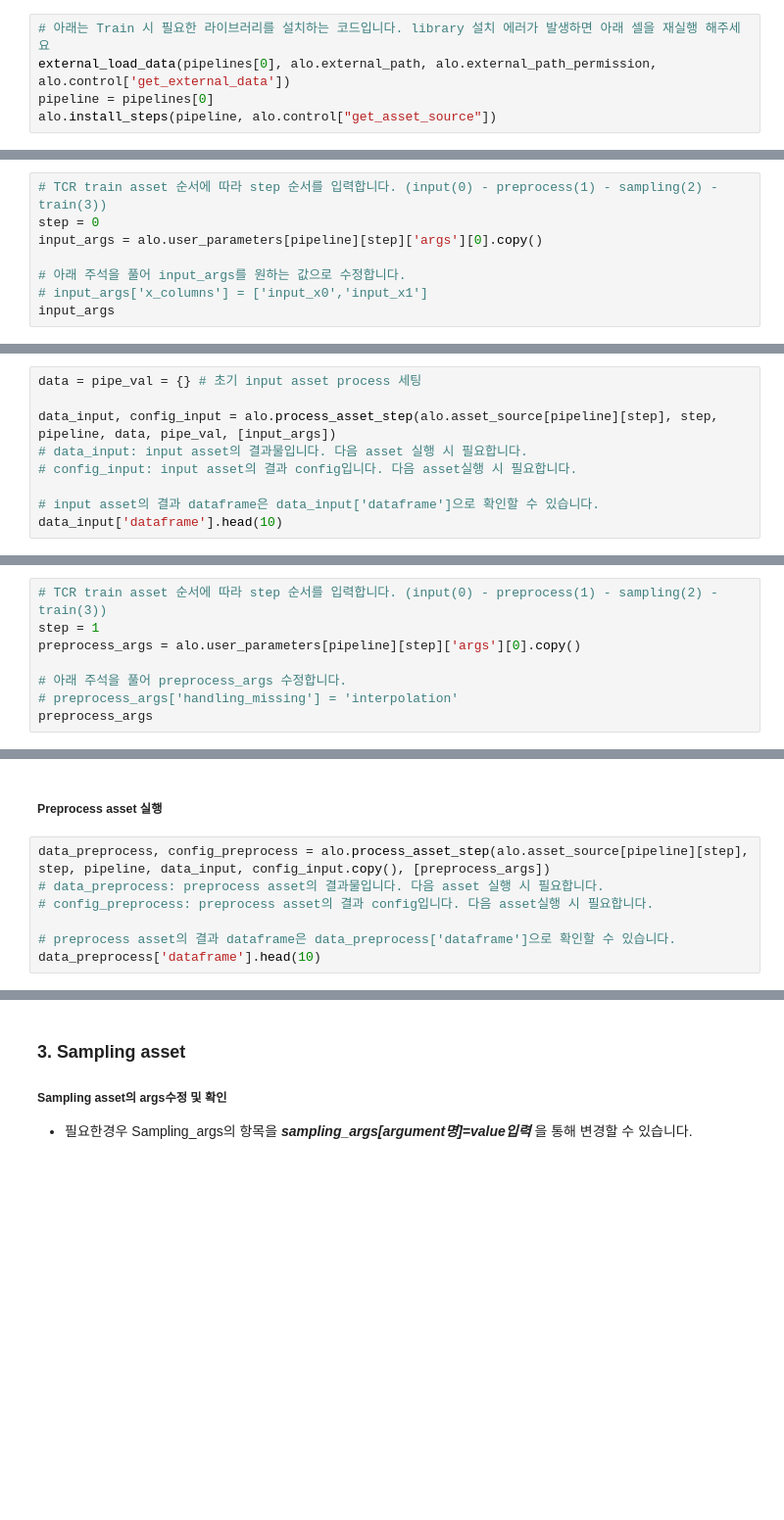
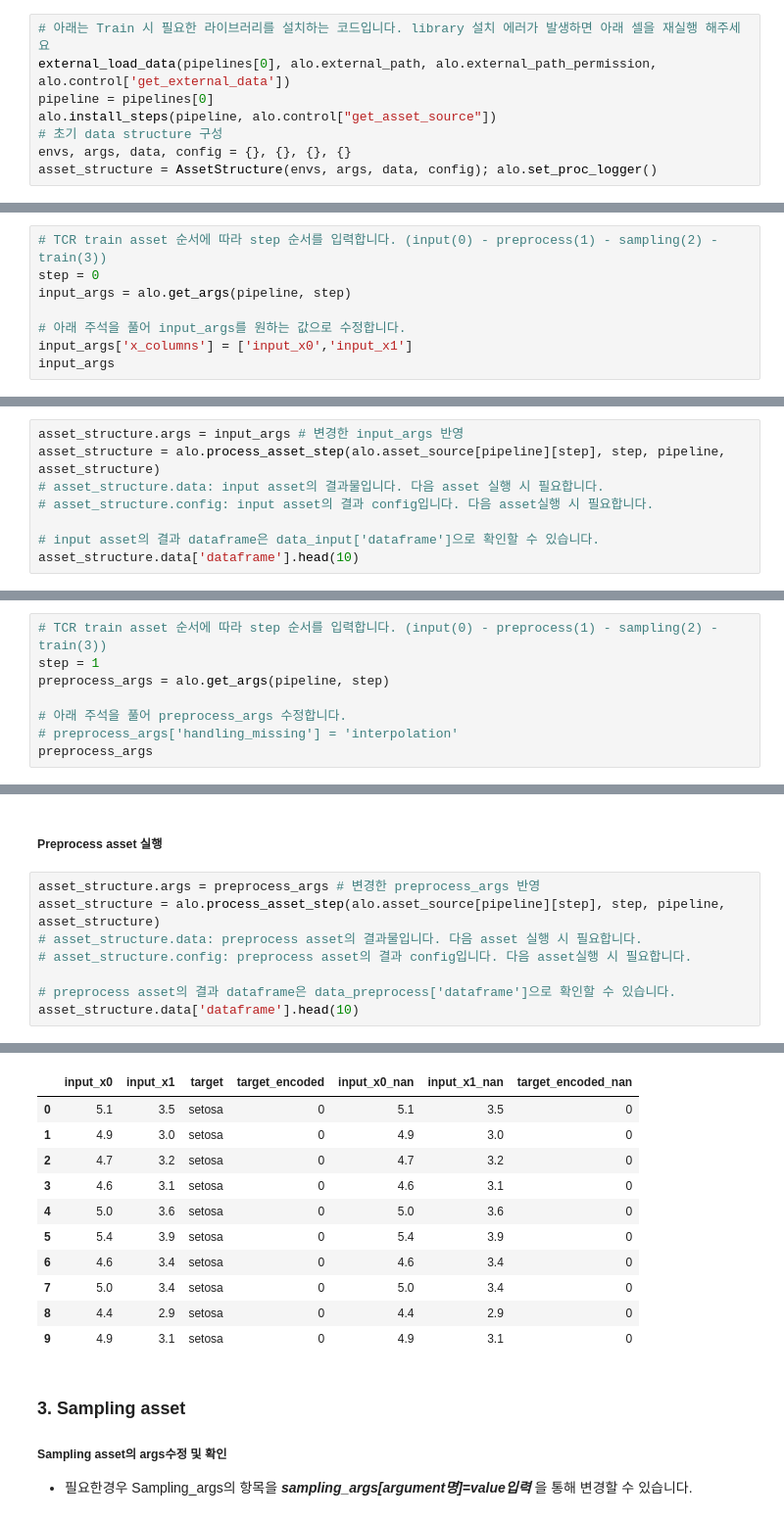
Before and after one commit to mellerikat-aicontents/Tabular-Classification-Regression, a Jupyter notebook: TCR_asset_run_template.ipynb, the cells around one changed output, grey strips where cells are left out. Shown: that part at 98% size. Drawn from its saved outputs; the diff is of its cells as text; blank space fills up the shorter version.

```diff
--- a/TCR_asset_run_template.ipynb
+++ b/TCR_asset_run_template.ipynb
@@ -15,3 +16,6 @@ from src.external import external_load_data, external_save_artifacts
 external_load_data(pipelines[0], alo.external_path, alo.external_path_permission, alo.control['get_external_data'])
 pipeline = pipelines[0]
 alo.install_steps(pipeline, alo.control["get_asset_source"])
+# 초기 data structure 구성
+envs, args, data, config = {}, {}, {}, {}
+asset_structure = AssetStructure(envs, args, data, config); alo.set_proc_logger()
@@ -22,8 +44,8 @@ alo.install_steps(pipeline, alo.control["get_asset_source"])
 # %%
 # TCR train asset 순서에 따라 step 순서를 입력합니다. (input(0) - preprocess(1) - sampling(2) - train(3))
 step = 0
-input_args = alo.user_parameters[pipeline][step]['args'][0].copy()
+input_args = alo.get_args(pipeline, step)
 
 # 아래 주석을 풀어 input_args를 원하는 값으로 수정합니다.
-# input_args['x_columns'] = ['input_x0','input_x1']
+input_args['x_columns'] = ['input_x0','input_x1']
 input_args
@@ -30,11 +62,10 @@ input_args
 # %% [markdown]
 ##### Input asset 실행
 # %%
-data = pipe_val = {} # 초기 input asset process 세팅
-
-data_input, config_input = alo.process_asset_step(alo.asset_source[pipeline][step], step, pipeline, data, pipe_val, [input_args])
-# data_input: input asset의 결과물입니다. 다음 asset 실행 시 필요합니다.
-# config_input: input asset의 결과 config입니다. 다음 asset실행 시 필요합니다.
+asset_structure.args = input_args # 변경한 input_args 반영
+asset_structure = alo.process_asset_step(alo.asset_source[pipeline][step], step, pipeline, asset_structure)
+# asset_structure.data: input asset의 결과물입니다. 다음 asset 실행 시 필요합니다.
+# asset_structure.config: input asset의 결과 config입니다. 다음 asset실행 시 필요합니다.
 
 # input asset의 결과 dataframe은 data_input['dataframe']으로 확인할 수 있습니다.
-data_input['dataframe'].head(10)
+asset_structure.data['dataframe'].head(10)
@@ -47,7 +112,7 @@ data_input['dataframe'].head(10)
 # %%
 # TCR train asset 순서에 따라 step 순서를 입력합니다. (input(0) - preprocess(1) - sampling(2) - train(3))
 step = 1
-preprocess_args = alo.user_parameters[pipeline][step]['args'][0].copy()
+preprocess_args = alo.get_args(pipeline, step)
 
 # 아래 주석을 풀어 preprocess_args 수정합니다.
 # preprocess_args['handling_missing'] = 'interpolation'
@@ -55,9 +127,11 @@ preprocess_args
 # %% [markdown]
 ##### Preprocess asset 실행
 # %%
-data_preprocess, config_preprocess = alo.process_asset_step(alo.asset_source[pipeline][step], step, pipeline, data_input, config_input.copy(), [preprocess_args])
-# data_preprocess: preprocess asset의 결과물입니다. 다음 asset 실행 시 필요합니다.
-# config_preprocess: preprocess asset의 결과 config입니다. 다음 asset실행 시 필요합니다.
+asset_structure.args = preprocess_args # 변경한 preprocess_args 반영
+asset_structure = alo.process_asset_step(alo.asset_source[pipeline][step], step, pipeline, asset_structure)
+# asset_structure.data: preprocess asset의 결과물입니다. 다음 asset 실행 시 필요합니다.
+# asset_structure.config: preprocess asset의 결과 config입니다. 다음 asset실행 시 필요합니다.
 
 # preprocess asset의 결과 dataframe은 data_preprocess['dataframe']으로 확인할 수 있습니다.
-data_preprocess['dataframe'].head(10)
+asset_structure.data['dataframe'].head(10)
+# %% [output]
@@ -64,3 +155,14 @@ data_preprocess['dataframe'].head(10)
+|  | input_x0 | input_x1 | target | target_encoded | input_x0_nan | input_x1_nan | target_encoded_nan |
+| 0 | 5.1 | 3.5 | setosa | 0 | 5.1 | 3.5 | 0 |
+| 1 | 4.9 | 3.0 | setosa | 0 | 4.9 | 3.0 | 0 |
+| 2 | 4.7 | 3.2 | setosa | 0 | 4.7 | 3.2 | 0 |
+| 3 | 4.6 | 3.1 | setosa | 0 | 4.6 | 3.1 | 0 |
+| 4 | 5.0 | 3.6 | setosa | 0 | 5.0 | 3.6 | 0 |
+| 5 | 5.4 | 3.9 | setosa | 0 | 5.4 | 3.9 | 0 |
+| 6 | 4.6 | 3.4 | setosa | 0 | 4.6 | 3.4 | 0 |
+| 7 | 5.0 | 3.4 | setosa | 0 | 5.0 | 3.4 | 0 |
+| 8 | 4.4 | 2.9 | setosa | 0 | 4.4 | 2.9 | 0 |
+| 9 | 4.9 | 3.1 | setosa | 0 | 4.9 | 3.1 | 0 |
 # %% [markdown]
 </br>
 
```
Also changed, not shown: parts of 19 cells of this notebook.
